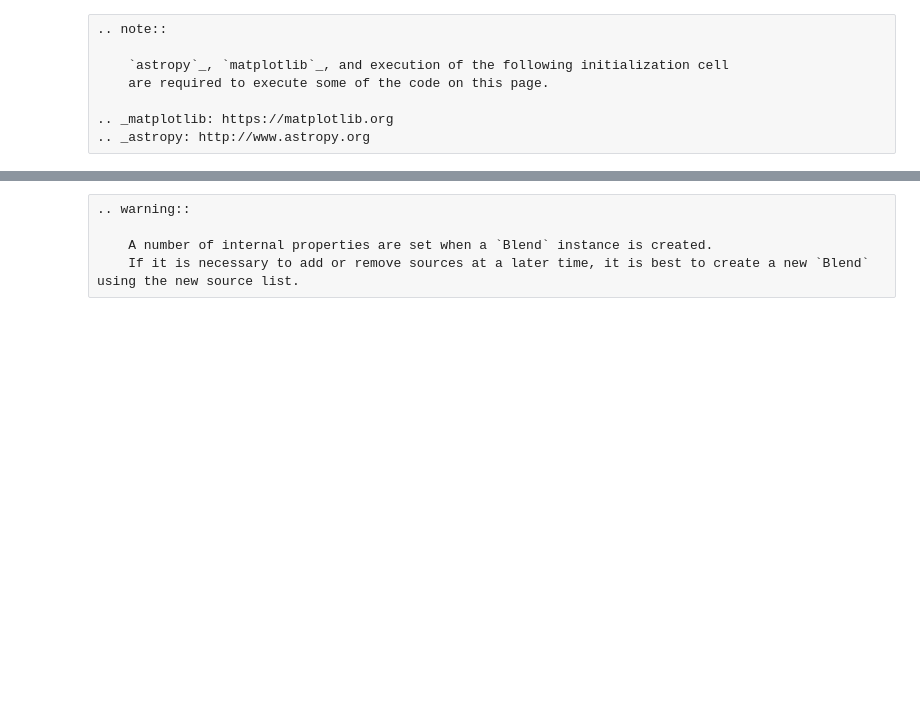
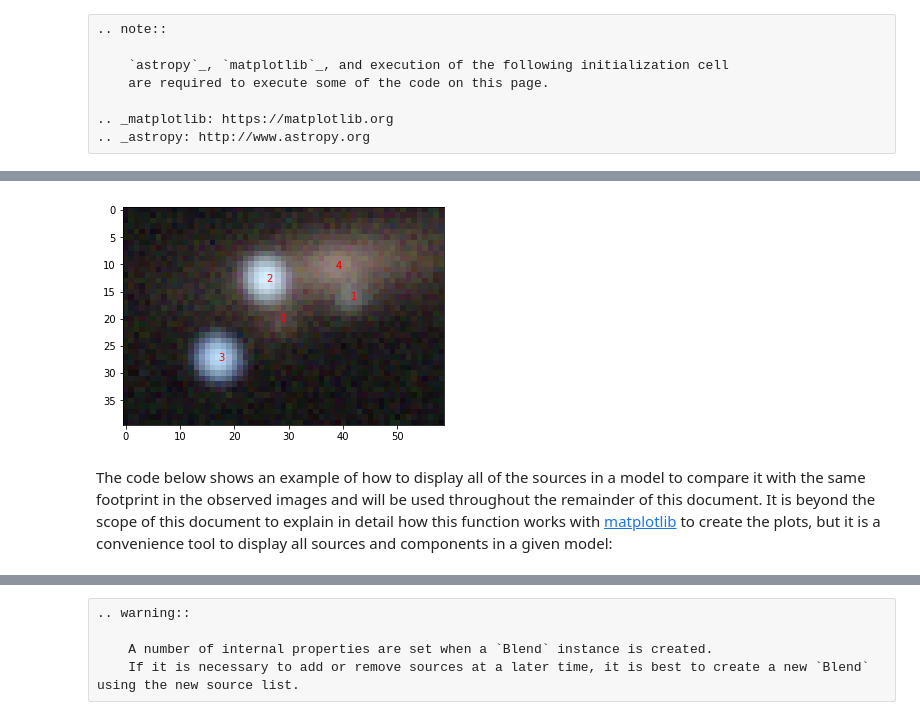
Before and after one commit to pmelchior/scarlet, a Jupyter notebook: docs/user_docs.ipynb, the cells around one changed output, grey strips where cells are left out. Drawn from its saved outputs; the diff is of its cells as text; code cells hidden in the pictures; blank space fills up the shorter version.

```diff
--- a/docs/user_docs.ipynb
+++ b/docs/user_docs.ipynb
@@ -465,0 +96,3 @@ which will resize the box if the model has flux along any edge that us greater t
+# %%
+observation = scarlet.Observation(images, psfs)
+scene = scarlet.Scene(images.shape, psfs=target_psf)
@@ -465,0 +141,21 @@ which will resize the box if the model has flux along any edge that us greater t
+# %%
+sources = []
+for idx in np.unique(catalog["index"]):
+    # The catalog has multiple components for some sources,
+    # so we only need the positions from the first component
+    src = catalog[catalog["index"]==idx][0]
+    try:
+        new_source = scarlet.ExtendedSource((src['y'],src['x']), scene, observation, bg_rms)
+    except scarlet.SourceInitError:
+        # The source may not have had sufficient flux to be initialized as an
+        # extended source, but there might be enough flux at the center in one
+        # or more bands to initialize it as a point source
+        try:
+            new_source = scarlet.PointSource((src['y'], src['x']), scene, observation)
+        except scarlet.SourceInitError:
+            # None of the default scarlet classes can handle this particular source
+            # Either you will need to create your own initialization method or
+            # ignore this source
+            print("Could not initialze source at (src['y'], src['x'])")
+            continue
+    sources.append(new_source)
@@ -465,0 +186,17 @@ which will resize the box if the model has flux along any edge that us greater t
+# %%
+import scarlet.display
+
+# Set the arcsinh color scaling object
+asinh = scarlet.display.Asinh(img=images, Q=50)
+# Scale the RGB channels for the image
+img_rgb = scarlet.display.img_to_rgb(images, filter_indices=[3,2,1], norm=asinh)
+# Display the image
+plt.imshow(img_rgb)
+# Mark each source from the catalog in the image
+for src in catalog:
+    plt.text(src["x"], src["y"], src["index"], color="r")
+plt.show()
+# %% [output]
+[figure, added]
+# %% [markdown]
+The code below shows an example of how to display all of the sources in a model to compare it with the same footprint in the observed images and will be used throughout the remainder of this document. It is beyond the scope of this document to explain in detail how this function works with [matplotlib](https://matplotlib.org) to create the plots, but it is a convenience tool to display all sources and components in a given model:
```
Also changed, not shown: parts of 126 cells of this notebook.
